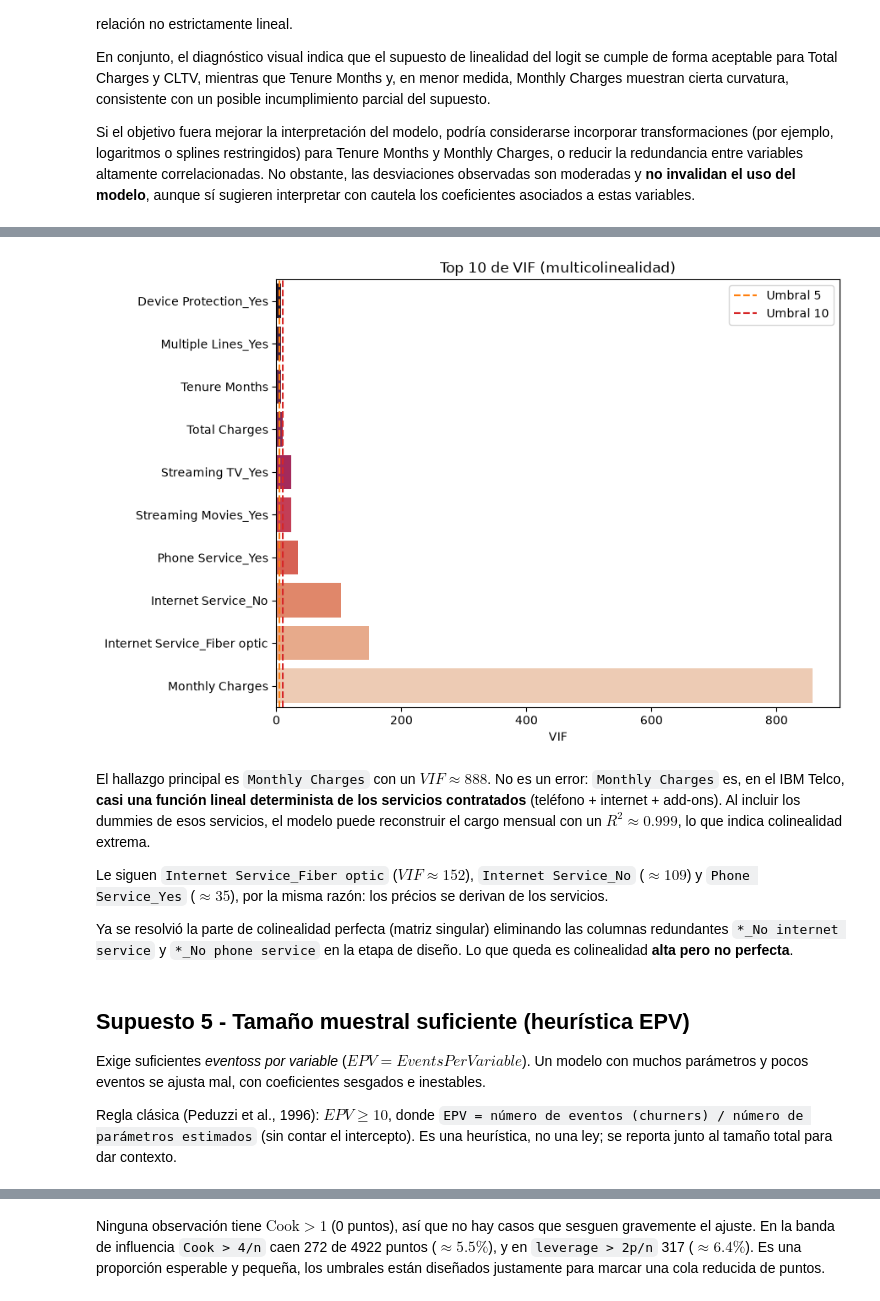
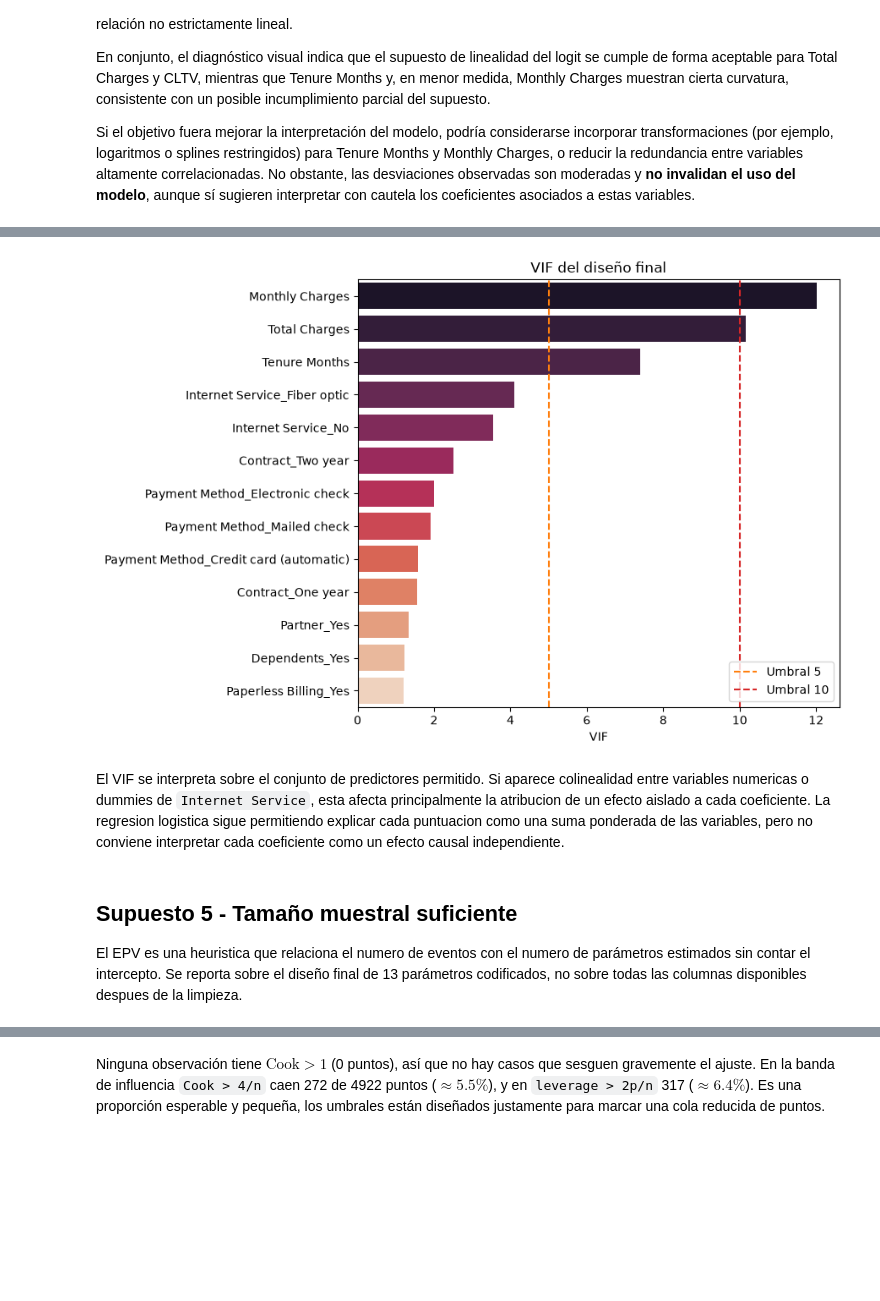
Before and after one commit to Sinoombre/IA-Parcial-2, a Jupyter notebook: data/EDA.ipynb, the cells around one changed output, grey strips where cells are left out. Cells and saved outputs as stored; diff of their text form; code cells hidden in the pictures; blank space fills up the shorter version.

```diff
--- a/data/EDA.ipynb
+++ b/data/EDA.ipynb
@@ -1016,38 +1083,24 @@ plt.show()
 # %%
-# --- VIF sobre el diseño CON intercepto ---
-# variance_inflation_factor regresa cada columna sobre las demás:
-# Si NO se incluye el intercepto, el R2 se calcula forzando la recta por el origen y el VIF sale artificialmente inflado.
-# Por eso se pasa la matriz con const y se excluye ese intercepto del reporte (su VIF no tiene sentido).
+# VIF sobre el diseño final con intercepto.
+# Solo se incluyen las columnas de los nueve predictores permitidos.
 matriz_vif = X_train_sm.to_numpy()
 nombres_vif = list(X_train_sm.columns)
-valores_vif = [
-    variance_inflation_factor(matriz_vif, i)
-    for i in range(matriz_vif.shape[1])
-]
-
-tabla_vif = pd.DataFrame({
-    "Predictor": nombres_vif,
-    "VIF": valores_vif,
-}).sort_values("VIF", ascending=False).reset_index(drop=True)
-tabla_vif = tabla_vif[tabla_vif["Predictor"] != "const"].reset_index(drop=True)
-
-n_vif_5 = (tabla_vif["VIF"] > 5).sum()
-n_vif_10 = (tabla_vif["VIF"] > 10).sum()
-
-print("Top 10 predictores con mayor VIF:")
-print(tabla_vif.head(10).round(2).to_string(index=False))
-print(f"\nPredictores con VIF > 5:  {n_vif_5}")
-print(f"Predictores con VIF > 10: {n_vif_10}")
-
+valores_vif = [variance_inflation_factor(matriz_vif, i) for i in range(matriz_vif.shape[1])]
+tabla_vif = pd.DataFrame({'Predictor': nombres_vif, 'VIF': valores_vif})
+tabla_vif = tabla_vif[tabla_vif['Predictor'] != 'const'].sort_values('VIF', ascending=False).reset_index(drop=True)
+n_vif_5 = int((tabla_vif['VIF'] > 5).sum())
+n_vif_10 = int((tabla_vif['VIF'] > 10).sum())
+print('VIF del diseño final:')
+print(tabla_vif.round(2).to_string(index=False))
+print(f'\nPredictores con VIF > 5: {n_vif_5}')
+print(f'Predictores con VIF > 10: {n_vif_10}')
 plt.figure(figsize=(9, 6))
-top_vif = tabla_vif.head(10).sort_values("VIF", ascending=True)
-sns.barplot(x="VIF", y="Predictor", data=top_vif, hue="Predictor",
-            palette="rocket", legend=False)
-plt.axvline(5, color="tab:orange", linestyle="--", label="Umbral 5")
-plt.axvline(10, color="tab:red", linestyle="--", label="Umbral 10")
-plt.title("Top 10 de VIF (multicolinealidad)")
-plt.xlabel("VIF")
-plt.ylabel("")
+sns.barplot(data=tabla_vif, x='VIF', y='Predictor', hue='Predictor', palette='rocket', legend=False)
+plt.axvline(5, color='tab:orange', linestyle='--', label='Umbral 5')
+plt.axvline(10, color='tab:red', linestyle='--', label='Umbral 10')
+plt.title('VIF del diseño final')
+plt.xlabel('VIF')
+plt.ylabel('')
 plt.legend()
 plt.tight_layout()
 plt.show()
@@ -1070,16 +1126,9 @@ Predictores con VIF > 10: 7
-[figure, old version]
+[figure, new version]
 # %% [markdown]
-El hallazgo principal es `Monthly Charges` con un $VIF \approx 888$. No es un error: `Monthly Charges` es, en el IBM Telco, **casi una función lineal determinista de los servicios contratados** (teléfono + internet + add-ons). Al incluir los dummies de esos servicios, el modelo puede reconstruir el cargo mensual con un $R^{2} \approx 0.999$, lo que indica colinealidad extrema.
-
-Le siguen `Internet Service_Fiber optic` ($VIF \approx 152$), `Internet Service_No` ($\approx 109$) y `Phone Service_Yes` ($\approx 35$), por la misma razón: los précios se derivan de los servicios.
-
-Ya se resolvió la parte de colinealidad perfecta (matriz singular) eliminando las columnas redundantes `*_No internet service` y `*_No phone service` en la etapa de diseño. Lo que queda es colinealidad **alta pero no perfecta**.
+El VIF se interpreta sobre el conjunto de predictores permitido. Si aparece colinealidad entre variables numericas o dummies de `Internet Service`, esta afecta principalmente la atribucion de un efecto aislado a cada coeficiente. La regresion logistica sigue permitiendo explicar cada puntuacion como una suma ponderada de las variables, pero no conviene interpretar cada coeficiente como un efecto causal independiente.
 # %% [markdown]
-## Supuesto 5 - Tamaño muestral suficiente (heurística EPV)
-
-Exige suficientes *eventoss por variable* ($EPV = Events Per Variable$). Un modelo con muchos parámetros y pocos eventos se ajusta mal, con coeficientes sesgados e inestables.
-
-Regla clásica (Peduzzi et al., 1996): $EPV \ge 10$, donde `EPV = número de eventos (churners) / número de parámetros estimados` (sin contar el intercepto). Es una heurística, no una ley; se reporta junto al tamaño total para dar contexto.
+## Supuesto 5 - Tamaño muestral suficiente
+El EPV es una heuristica que relaciona el numero de eventos con el numero de parámetros estimados sin contar el intercepto. Se reporta sobre el diseño final de 13 parámetros codificados, no sobre todas las columnas disponibles despues de la limpieza.
 # %%
 n_eventos = int(y_train.sum())
 n_no_eventos = int((y_train == 0).sum())
```
Also changed, not shown: parts of 41 cells of this notebook.
